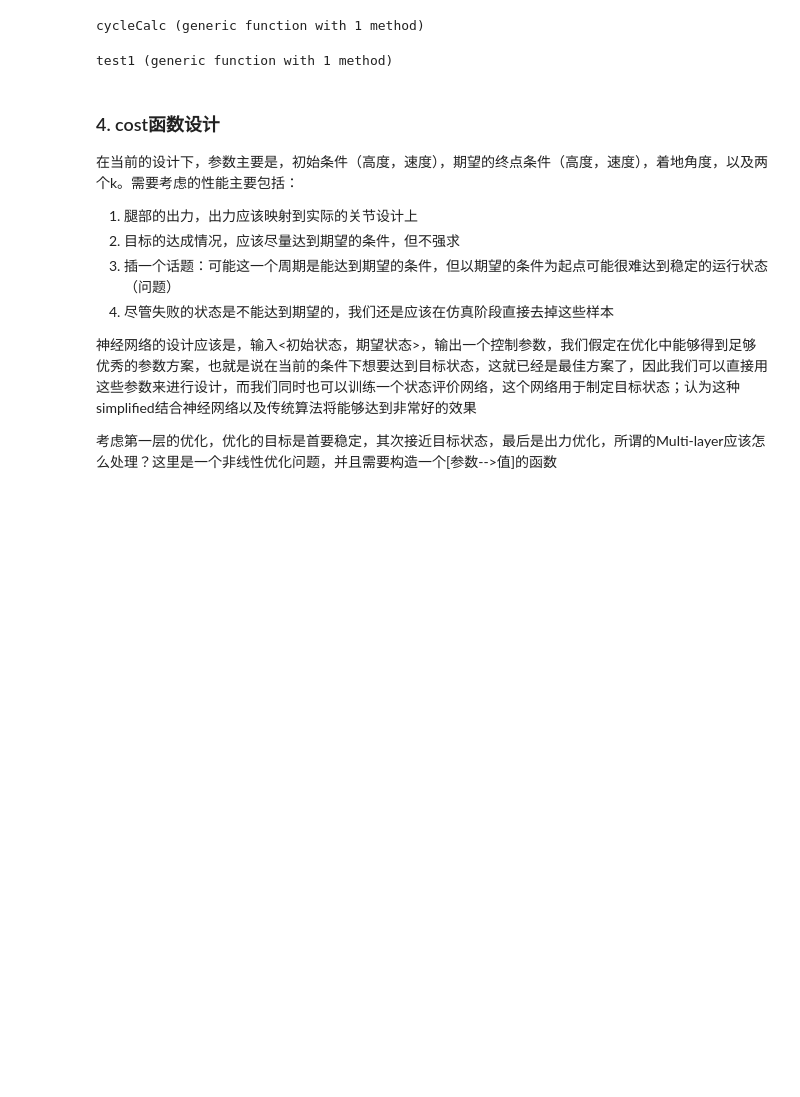
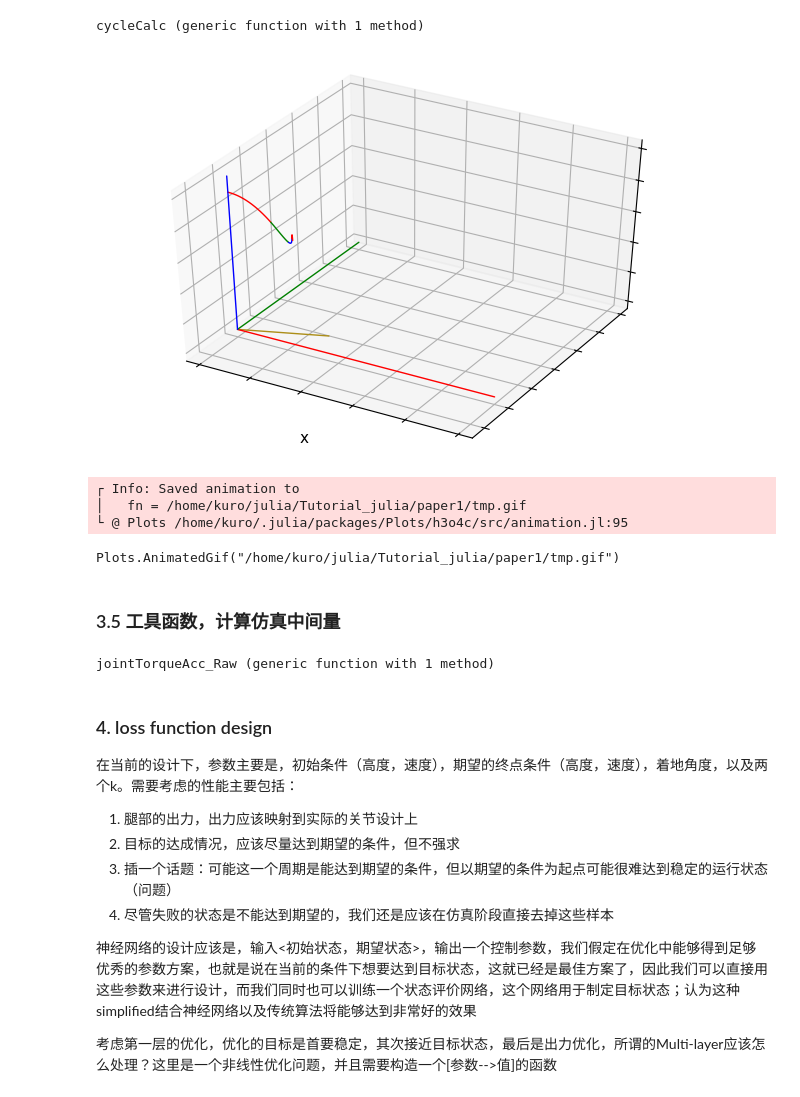
Before and after one commit to kuro26/Tutorial_julia, a Jupyter notebook: paper1/slipTraj.ipynb, the cells around one changed output. Drawn from its saved outputs; the diff is of its cells as text; code cells hidden in the pictures; blank space fills up the shorter version.

````diff
--- a/paper1/slipTraj.ipynb
+++ b/paper1/slipTraj.ipynb
@@ -120,7 +128,7 @@ function cycleCalc(m, l0, s0, ctrl)
     the initial foot positon is not supposed to be underground!
     ---------------------------------------------------------```
     if(calc_foot_end(u0, p1)[3] <= 0)           # check
-        return ([], [], [])
+        return ([], [], [p1,])
     end
 
     prob = ODEProblem(diff_fun_fly!, u0, tspan, p1)
@@ -135,7 +143,7 @@ function cycleCalc(m, l0, s0, ctrl)
     foot_p = calc_foot_end(u0, p1)
     p2 = [m, 9.8, l0, k1, k2, foot_p...]
     if(compressingCalc(u0, p2) >= 0)
-        return ([sol1, foot_p])               # check
+        return ([sol1,], foot_p, [p1, p2])               # check
     end
 
     prob = ODEProblem(diff_fun_support!, u0, tspan, p2)
@@ -148,7 +156,7 @@ function cycleCalc(m, l0, s0, ctrl)
     ------------------------------------------------------```
     u0, p3 = sol2.u[end], p2
     if(u0[3] <= 0)
-        return ([sol1, sol2,], foot_p)
+        return ([sol1, sol2,], foot_p, [p1, p2, p3,])
     end
     prob = ODEProblem(diff_fun_support!, u0, tspan, p3)
     cb = ContinuousCallback(cond_leave, terminate!, abstol=1e-9)
@@ -160,9 +168,8 @@ function cycleCalc(m, l0, s0, ctrl)
     ------------------------------------------------------```
     u0, p4 = sol3.u[end], p1
     if(u0[6] <= 0)
-        return ([sol1, sol2, sol3,], foot_p)
+        return ([sol1, sol2, sol3,], foot_p, [p1, p2, p3,p4])
     end
-
     prob = ODEProblem(diff_fun_fly!, u0, tspan, p4)
     cb = ContinuousCallback(cond_peak, terminate!)
     sol4 = solve(prob, Tsit5(), callback=cb, saveat = 0.01)
@@ -177,35 +184,82 @@ cycleCalc (generic function with 1 method)
 # %%
 pyplot(leg=false, ticks=nothing)
 function test1(p)
     m , l0, s0, ctrl = p
     sol, foot_p, _ = cycleCalc(m, l0, s0, ctrl)
+    if(size(sol)[1]<4)
+        println("Param failed!")
+        return
+    end
     sol1, sol2, sol3, sol4 = sol
     x1, y1, z1 = [u[1] for u in sol1.u], [u[2] for u in sol1.u], [u[3] for u in sol1.u]
     x2, y2, z2 = [u[1] for u in sol2.u], [u[2] for u in sol2.u], [u[3] for u in sol2.u]
     x3, y3, z3 = [u[1] for u in sol3.u], [u[2] for u in sol3.u], [u[3] for u in sol3.u]
     x4, y4, z4 = [u[1] for u in sol4.u], [u[2] for u in sol4.u], [u[3] for u in sol4.u]
     p = plot3d(x1, y1, z1, color=[:red,])
     plot3d!(x2, y2, z2, color=[:green,])
     plot3d!(x3, y3, z3, color=[:blue,])
     plot3d!(x4, y4, z4, color=[:red,])
     plot3d!([0,foot_p[1]], [0,foot_p[2]], [0,foot_p[3]], seriestype=:scatter)
-    plot3d!([0, 1], [0, 0], [0, 0], color=[:red,])
-    plot3d!([0, 0], [0, 1], [0, 0], color=[:green,])
-    plot3d!([0, 0], [0, 0], [0, 1], color=[:blue,])
-    xlabel!(p,"x")
+    plot3d!([0, 1], [0, 0], [0, 0], color=[:red,]);
+    plot3d!([0, 0], [0, 1], [0, 0], color=[:green,]);
+    plot3d!([0, 0], [0, 0], [0, 1], color=[:blue,]);
+    xlabel!(p,"x");
     @gif for i in range(0, stop = 2π, length = 100)
         plot!(p, camera=(30*cos(i), 40)) # , aspect_ratio=:equal， 3D绘图好像不能设置这个
     end
 end
 
 # Test
 p1 = (20, 0.8, [1.0, 1.0, 0.2], [pi/8, pi/9, 1e3, 1e3])
 p2 = (20, 0.8, [0.9, 1.0, 0.0], [pi/18, pi/18, 1e4, 1e4])
 test1(p2)
 # %% [output]
+[figure, added]
-test1 (generic function with 1 method)
+┌ Info: Saved animation to
+│   fn = /home/kuro/julia/Tutorial_julia/paper1/tmp.gif
+└ @ Plots /home/kuro/.julia/packages/Plots/h3o4c/src/animation.jl:95
+Plots.AnimatedGif("/home/kuro/julia/Tutorial_julia/paper1/tmp.gif")
+# %% [markdown]
+### 3.5 工具函数，计算仿真中间量
+# %%
+function maxJointTorque(sol, p)
+    if(size(sol)[1] >= 2)
+        u = sol[2].u[end]
+        p2 = p[2]
+        return jointForce(u, p2)
+    else
+        println("Error: no maxJointTorque!")
+        return 0
+    end
+end
+
+function jointTorqueAcc_Raw(sol, p)
+    if(size(sol)[1] < 4)
+        println("failed in testing")
+        return 0
+    end
+
+    Tacc = 0
+    sol1, sol2, sol3, sol4 = sol
+    p1, p2, p3, p4 = p
+    torque_1 = jointForce(sol2.u[1], p2)
+    for i in 1:length(sol2.t)-1
+        torque = jointForce(sol2.u[i+1], p2)
+        Tacc += (torque_1 + torque)*(sol2.t[i+1] - sol2.t[i])/2
+        torque_1 = torque
+    end
+    torque_1 = jointForce(sol3.u[1], p3)
+    for i in 1:length(sol3.t)-1
+        torque = jointForce(sol3.u[i+1], p3)
+        Tacc += (torque_1 + torque)*(sol3.t[i+1] - sol3.t[i])/2
+        torque_1 = torque
+    end
+    return Tacc
+end
+# %% [output]
+jointTorqueAcc_Raw (generic function with 1 method)
 # %% [markdown]
-### 4. cost函数设计
+### 4. loss function design
 在当前的设计下，参数主要是，初始条件（高度，速度），期望的终点条件（高度，速度），着地角度，以及两个k。需要考虑的性能主要包括：
 1. 腿部的出力，出力应该映射到实际的关节设计上
 2. 目标的达成情况，应该尽量达到期望的条件，但不强求
````
Also changed, not shown: parts of 13 cells of this notebook, 1 other file.
